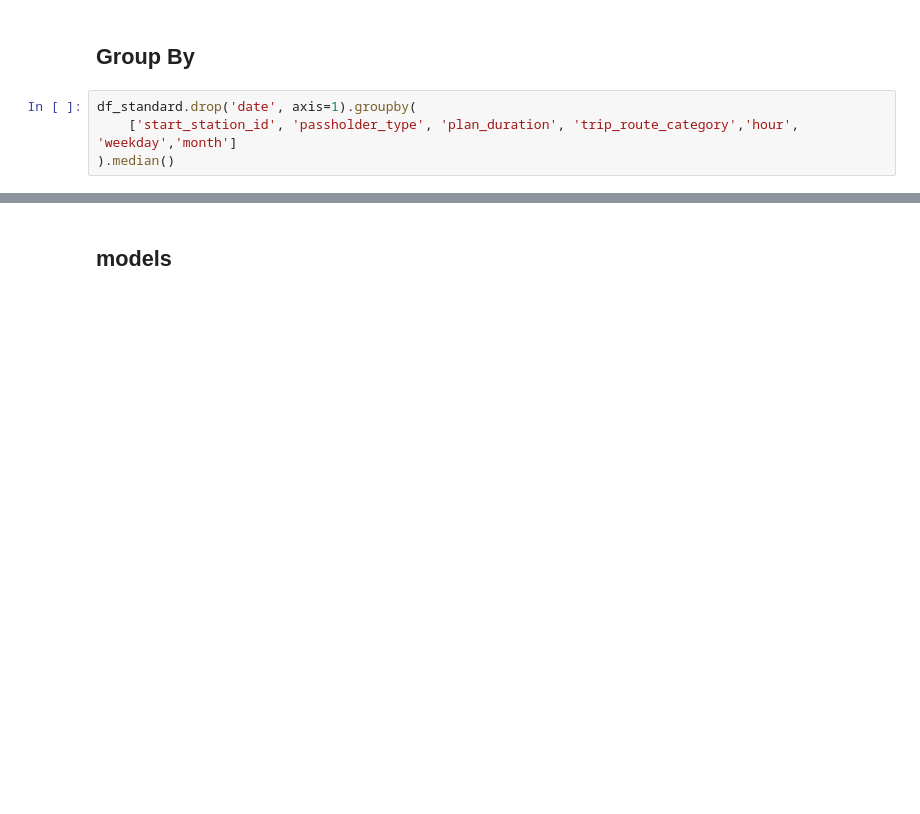
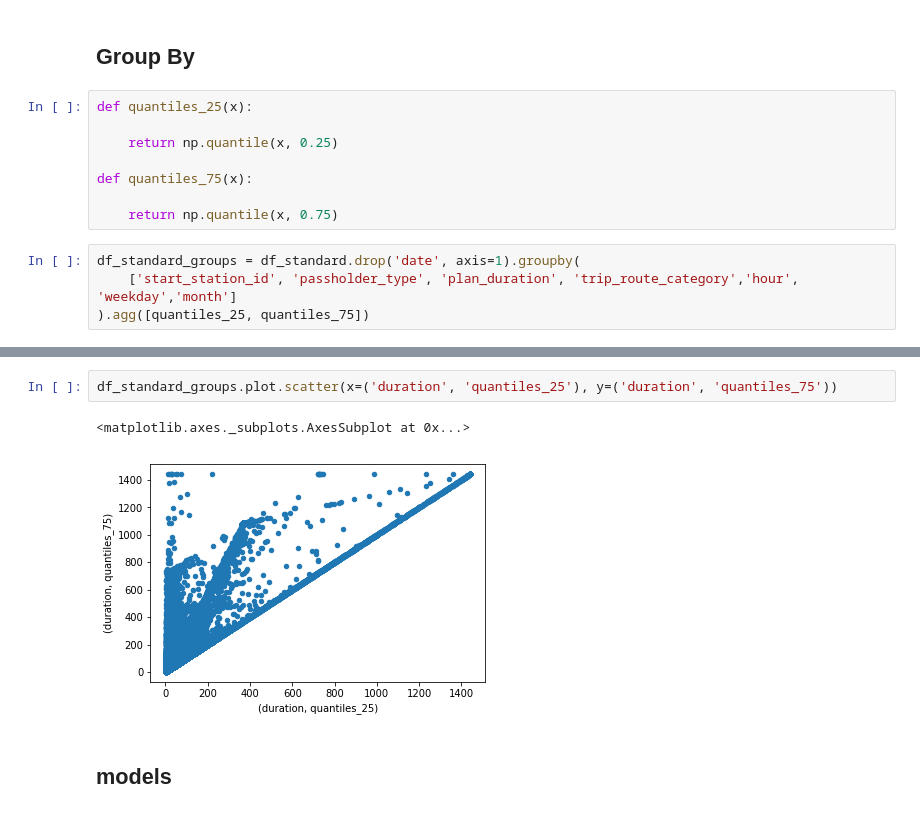
Before and after one commit to emptymalei/indego-bike-sharing-data, a Jupyter notebook: notebooks/wrangling_and_explorations.ipynb, the cells around one changed output, grey strips where cells are left out. Saved outputs shown, nothing was run; the diff lists cells and outputs as text; blank space fills up the shorter version.

```diff
--- a/notebooks/wrangling_and_explorations.ipynb
+++ b/notebooks/wrangling_and_explorations.ipynb
@@ -250,6 +256,14 @@ sns.pairplot(df_standard[
 # %% [markdown]
 ## Group By
+# %%
+def quantiles_25(x):
+
+    return np.quantile(x, 0.25)
+
+def quantiles_75(x):
+
+    return np.quantile(x, 0.75)
 # %%
-df_standard.drop('date', axis=1).groupby(
+df_standard_groups = df_standard.drop('date', axis=1).groupby(
     ['start_station_id', 'passholder_type', 'plan_duration', 'trip_route_category','hour', 'weekday','month']
-).median()
+).agg([quantiles_25, quantiles_75])
@@ -276,3 +281,8 @@ df_standard.drop('date', axis=1).groupby(
+# %%
+df_standard_groups.plot.scatter(x=('duration', 'quantiles_25'), y=('duration', 'quantiles_75'))
+# %% [output]
+<matplotlib.axes._subplots.AxesSubplot at 0x...>
+[figure, added]
 # %% [markdown]
 ## models
 # %%
```
Also changed, not shown: parts of 5 cells of this notebook, 3 other files.
